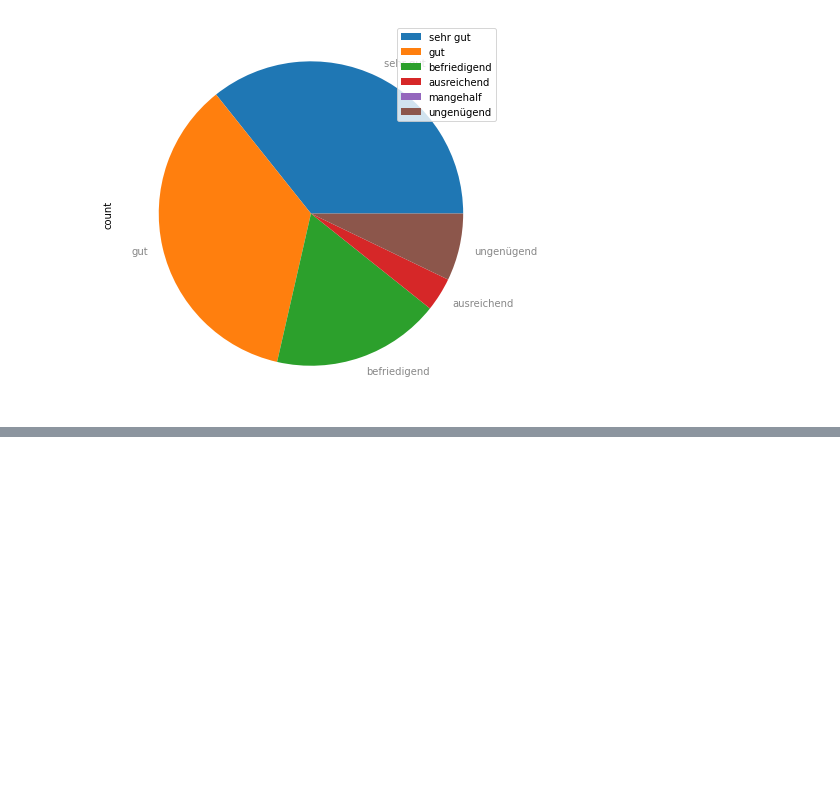
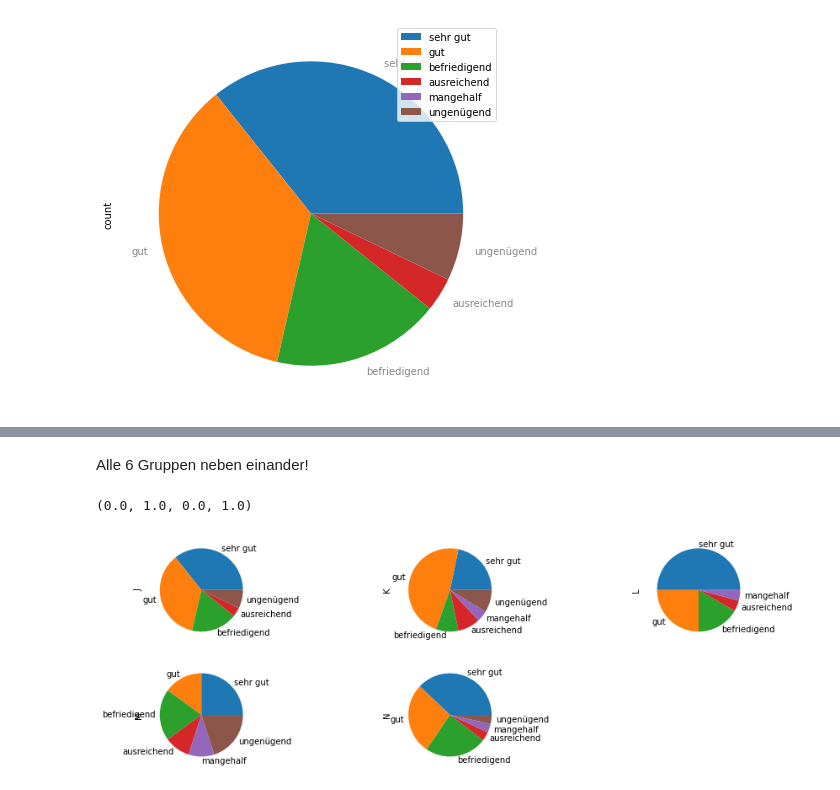
Before and after one commit to jtuttas/datenanalyse, a Jupyter notebook: Moodle.ipynb, the cells around one changed output, grey strips where cells are left out. Drawn from its saved outputs; the diff is of its cells as text; code cells hidden in the pictures; blank space fills up the shorter version.

```diff
--- a/Moodle.ipynb
+++ b/Moodle.ipynb
@@ -98,0 +123,43 @@ plot = grades.plot.pie(y='count', figsize=(7, 7), textprops={'color':"#888888"})
+# %% [markdown]
+Alle 6 Gruppen neben einander!
+# %%
+import matplotlib.pyplot as plt
+
+
+groups = ["J","K","L","M","N"]
+grades = pd.DataFrame({'grade': ['sehr gut', 'gut', 'befriedigend', 'ausreichend','mangehalf','ungenügend'],
+                   'J': [0, 0, 0,0,0,0],
+                   'K': [0, 0, 0,0,0,0],
+                   'L': [0, 0, 0,0,0,0],
+                   'M': [0, 0, 0,0,0,0],
+                   'N': [0, 0, 0,0,0,0]})
+
+grades.set_index('grade', inplace=True)
+
+for g in groups:
+    for row in df.loc[df['Abteilung'] == g]["Klassenarbeit"]:
+        if row>=91:
+            grades[g][0]+=1
+        elif row>=82:
+            grades[g][1]+=1
+        elif row>=66:
+            grades[g][2]+=1
+        elif row>=50:
+            grades[g][3]+=1
+        elif row>=30:
+            grades[g][4]+=1
+        else:
+            grades[g][5]+=1
+
+fig, axes = plt.subplots(nrows=2, ncols=3, figsize=(15, 5))
+
+
+grades["J"].plot.pie(subplots=True, figsize=(10, 5),ax=axes[0,0])
+grades["K"].plot.pie(subplots=True, figsize=(10, 5),ax=axes[0,1])
+grades["L"].plot.pie(subplots=True, figsize=(10, 5),ax=axes[0,2])
+grades["M"].plot.pie(subplots=True, figsize=(10, 5),ax=axes[1,0])
+grades["N"].plot.pie(subplots=True, figsize=(10, 5),ax=axes[1,1])
+axes[-1, -1].axis('off')
+# %% [output]
+(0.0, 1.0, 0.0, 1.0)
+[figure, added]
```
Also changed, not shown: parts of 7 cells of this notebook, 1 other file.
